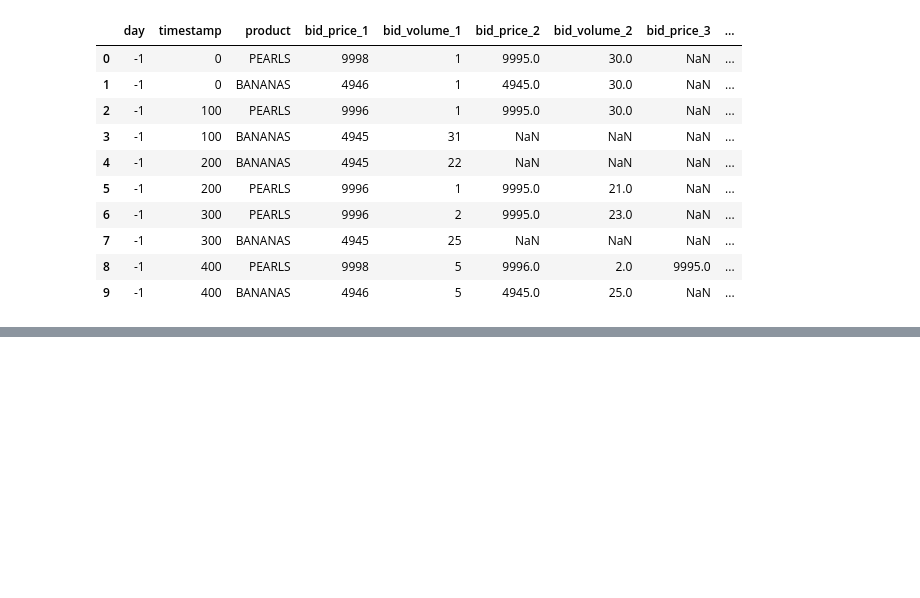
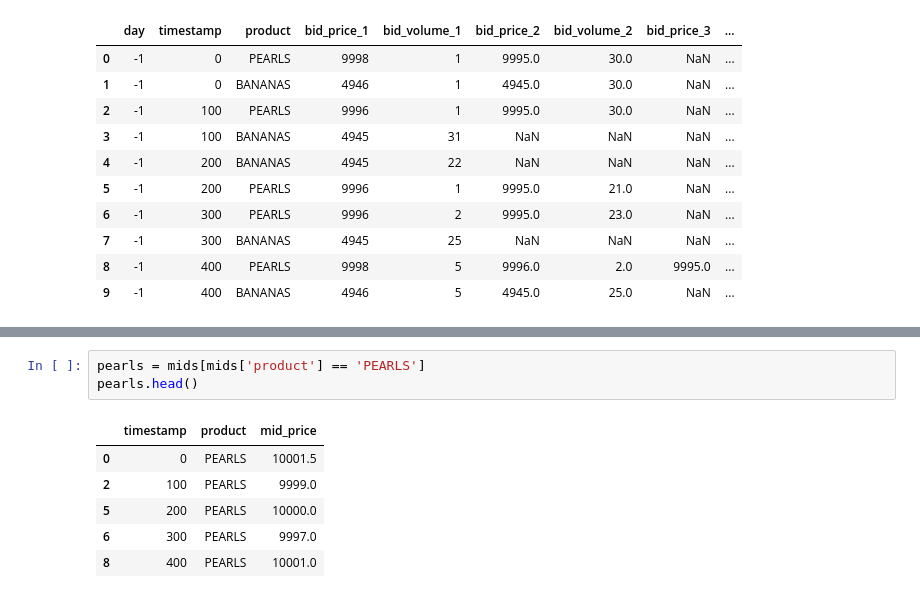
Before and after one commit to kzqiu/imc-2023, a Jupyter notebook: readtest.ipynb, the cells around one changed output, grey strips where cells are left out. Drawn from its saved outputs; the diff is of its cells as text; blank space fills up the shorter version.

```diff
--- a/readtest.ipynb
+++ b/readtest.ipynb
@@ -19,0 +31,10 @@ df.head(10)
+# %%
+pearls = mids[mids['product'] == 'PEARLS']
+pearls.head()
+# %% [output]
+|  | timestamp | product | mid_price |
+| 0 | 0 | PEARLS | 10001.5 |
+| 2 | 100 | PEARLS | 9999.0 |
+| 5 | 200 | PEARLS | 10000.0 |
+| 6 | 300 | PEARLS | 9997.0 |
+| 8 | 400 | PEARLS | 10001.0 |
```
Also changed, not shown: parts of 5 cells of this notebook, 1 other file.
